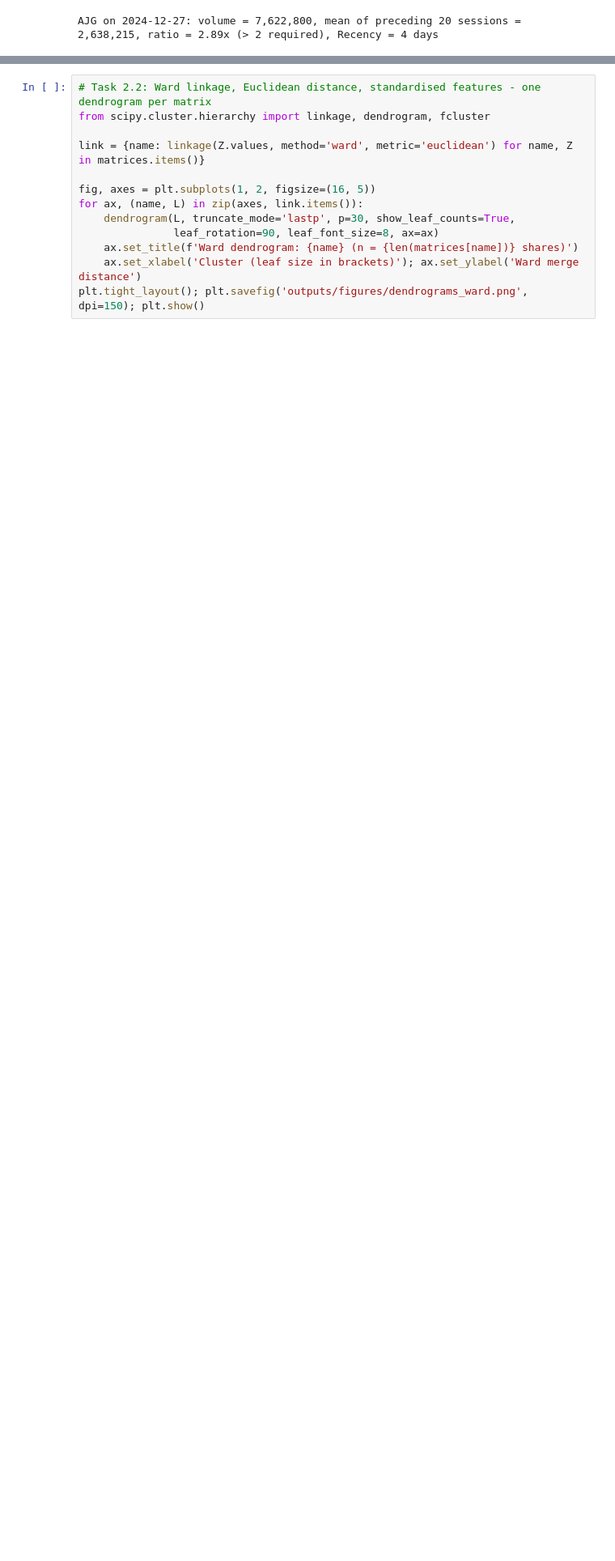
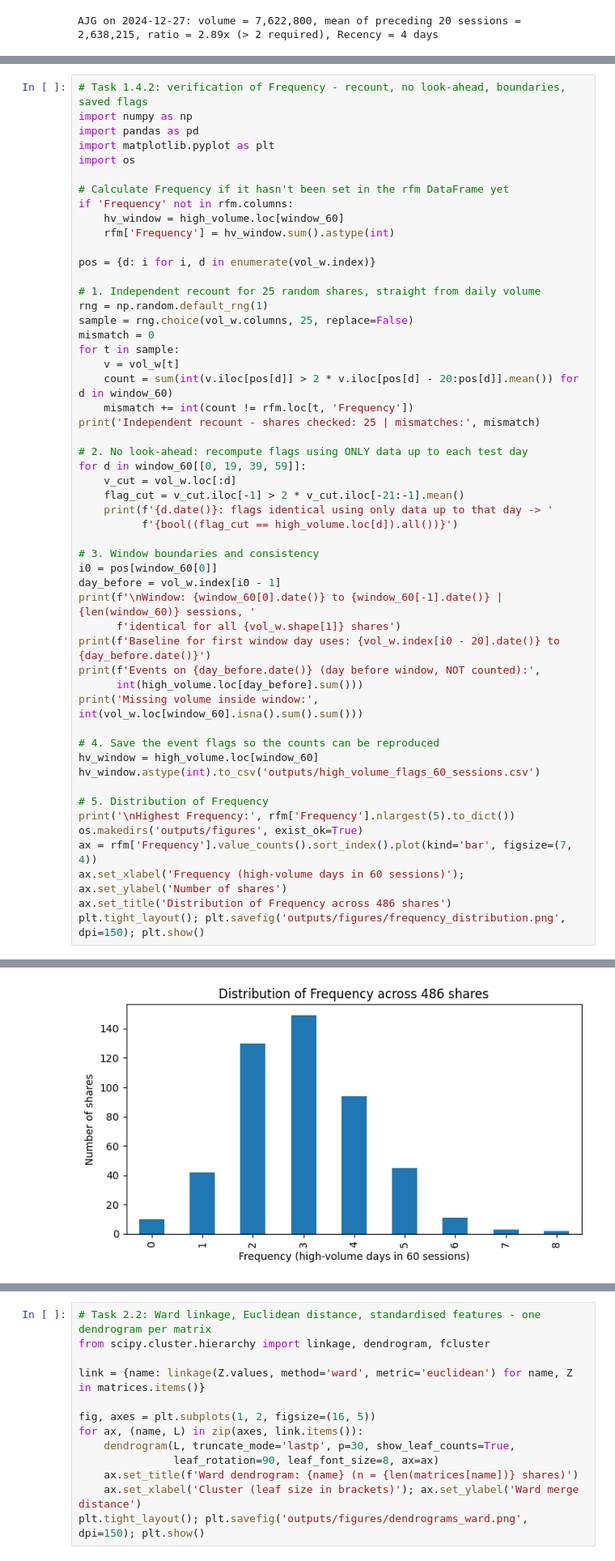
Before and after one commit to EV-2002/-CRM-CM-Coursework, a Jupyter notebook: CRM_Coursework_final.ipynb, the cells around one changed output, grey strips where cells are left out. Shown at 81% size. Saved outputs shown, nothing was run; the diff lists cells and outputs as text; blank space fills up the shorter version.

```diff
--- a/CRM_Coursework_final.ipynb
+++ b/CRM_Coursework_final.ipynb
@@ -504,0 +708,53 @@ AJG on 2024-12-27: volume = 7,622,800, mean of preceding 20 sessions = 2,638,215
+# %%
+# Task 1.4.2: verification of Frequency - recount, no look-ahead, boundaries, saved flags
+import numpy as np
+import pandas as pd
+import matplotlib.pyplot as plt
+import os
+
+# Calculate Frequency if it hasn't been set in the rfm DataFrame yet
+if 'Frequency' not in rfm.columns:
+    hv_window = high_volume.loc[window_60]
+    rfm['Frequency'] = hv_window.sum().astype(int)
+
+pos = {d: i for i, d in enumerate(vol_w.index)}
+
+# 1. Independent recount for 25 random shares, straight from daily volume
+rng = np.random.default_rng(1)
+sample = rng.choice(vol_w.columns, 25, replace=False)
+mismatch = 0
+for t in sample:
+    v = vol_w[t]
+    count = sum(int(v.iloc[pos[d]] > 2 * v.iloc[pos[d] - 20:pos[d]].mean()) for d in window_60)
+    mismatch += int(count != rfm.loc[t, 'Frequency'])
+print('Independent recount - shares checked: 25 | mismatches:', mismatch)
+
+# 2. No look-ahead: recompute flags using ONLY data up to each test day
+for d in window_60[[0, 19, 39, 59]]:
+    v_cut = vol_w.loc[:d]
+    flag_cut = v_cut.iloc[-1] > 2 * v_cut.iloc[-21:-1].mean()
+    print(f'{d.date()}: flags identical using only data up to that day -> '
+          f'{bool((flag_cut == high_volume.loc[d]).all())}')
+
+# 3. Window boundaries and consistency
+i0 = pos[window_60[0]]
+day_before = vol_w.index[i0 - 1]
+print(f'\nWindow: {window_60[0].date()} to {window_60[-1].date()} | {len(window_60)} sessions, '
+      f'identical for all {vol_w.shape[1]} shares')
+print(f'Baseline for first window day uses: {vol_w.index[i0 - 20].date()} to {day_before.date()}')
+print(f'Events on {day_before.date()} (day before window, NOT counted):',
+      int(high_volume.loc[day_before].sum()))
+print('Missing volume inside window:', int(vol_w.loc[window_60].isna().sum().sum()))
+
+# 4. Save the event flags so the counts can be reproduced
+hv_window = high_volume.loc[window_60]
+hv_window.astype(int).to_csv('outputs/high_volume_flags_60_sessions.csv')
+
+# 5. Distribution of Frequency
+print('\nHighest Frequency:', rfm['Frequency'].nlargest(5).to_dict())
+os.makedirs('outputs/figures', exist_ok=True)
+ax = rfm['Frequency'].value_counts().sort_index().plot(kind='bar', figsize=(7, 4))
+ax.set_xlabel('Frequency (high-volume days in 60 sessions)'); ax.set_ylabel('Number of shares')
+ax.set_title('Distribution of Frequency across 486 shares')
+plt.tight_layout(); plt.savefig('outputs/figures/frequency_distribution.png', dpi=150); plt.show()
+# %% [output]
@@ -505,3 +773,4 @@ AJG on 2024-12-27: volume = 7,622,800, mean of preceding 20 sessions = 2,638,215
+[figure, added]
 # %%
 # Task 1.4.2: Frequency = number of qualifying high-volume DAYS in the latest 60 trading sessions
 hv_window = high_volume.loc[window_60]
```
Also changed, not shown: parts of 25 cells of this notebook.
